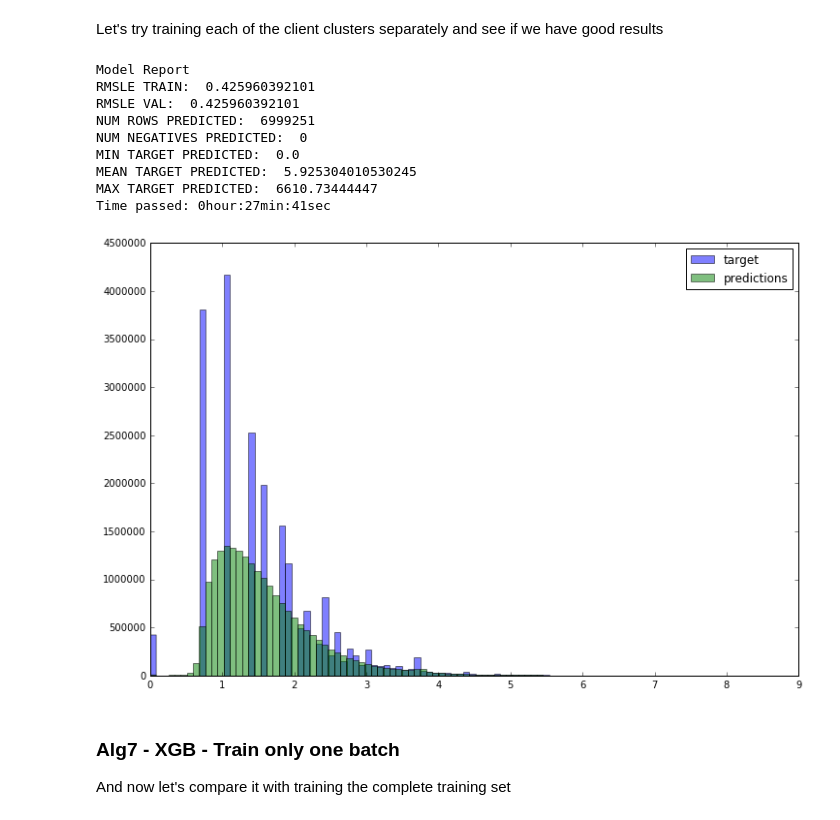
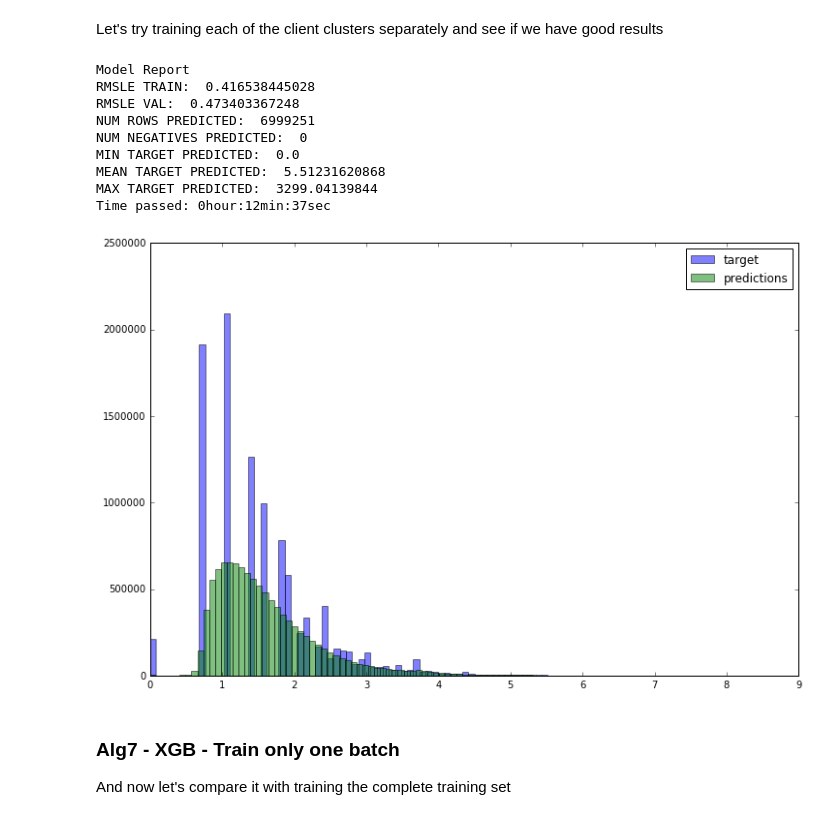
Before and after one commit to pablomarin/kaggle-bimbo, a Jupyter notebook: Step3-Modeling-XGboost.ipynb, the cells around one changed output. Saved outputs shown, nothing was run; the diff lists cells and outputs as text; code cells hidden in the pictures.

```diff
--- a/Step3-Modeling-XGboost.ipynb
+++ b/Step3-Modeling-XGboost.ipynb
@@ -37,9 +37,9 @@ def tac():
     print('Time passed: {}hour:{}min:{}sec'.format(t_hour,t_min,t_sec))
 # %%
 #Let's define variables that will define the behaviour of the whole script
-s3_path = 'http://bbts-kaggle.s3.amazonaws.com/bimbo/Pablo/'
-use_validation=False # splits train data into train + val sets
-val_week_threshold = 8 # (possible values 8 or 9)  - weeks 3,4,5,6,7 are train, and week 8.9 are val
+path = './input-data/'
+use_validation=True # splits train data into train + val sets
+val_week_threshold = 9 # (possible values 8 or 9)  - weeks 3,4,5,6,7 are train, and week 8.9 are val
 trimmed = True # removes weeks which doesn't have all the lags. If False, fills empty lags with 0
 lag = 5  # shifted mean_demand up to "lag" weeks
 if (val_week_threshold == 8): lag = 4
@@ -53,7 +53,7 @@ if (use_validation):
 if (trimmed): sufix += "_trimmed"
 
 print ('Downloading File: train_modified{}.csv  ...'.format(sufix))
-train = pd.read_csv("{}train_modified{}.csv".format(s3_path,sufix),
+train = pd.read_csv("{}train_modified{}.csv".format(path,sufix),
                     dtype = {'Canal_ID': 'int8',
                             'brand': 'int8',
                             'prodtype_cluster': 'int32',
@@ -69,7 +69,7 @@ train = pd.read_csv("{}train_modified{}.csv".format(s3_path,sufix),
 
 if (use_validation):
     print ('Downloading File: val_modified{}.csv  ...'.format(sufix))
-    val = pd.read_csv("{}val_modified{}.csv".format(s3_path,sufix),
+    val = pd.read_csv("{}val_modified{}.csv".format(path,sufix),
                     dtype = {'Canal_ID': 'int8',
                             'brand': 'int8',
                             'prodtype_cluster': 'int32',
@@ -84,7 +84,7 @@ if (use_validation):
                    )
 
 print ('Downloading File: test_modified{}.csv  ...'.format(sufix))
-test = pd.read_csv("{}test_modified{}.csv".format(s3_path,sufix),
+test = pd.read_csv("{}test_modified{}.csv".format(path,sufix),
                     dtype = {'id': 'uint32',
                             'Canal_ID': 'int8',
                             'brand': 'int8',
@@ -164,7 +165,7 @@ def clusters_fit (alg, dtrain, dval, dtest, predictors, target, IDcol):
     val_predictions = pd.DataFrame(index=[target,"predictions"])
     test_predictions = pd.DataFrame(index=[IDcol,target])
 
-    clusters_list = train.Cliente_ID_clust_ID.drop_duplicates().get_values()
+    clusters_list = train.Producto_ID_clust_ID.drop_duplicates().get_values()
     np.random.shuffle(clusters_list)
 
     lcluster = 0;
@@ -173,9 +174,9 @@ def clusters_fit (alg, dtrain, dval, dtest, predictors, target, IDcol):
 
         #we get the cluster train,val, test data
 
-        ctrain = dtrain.loc[dtrain["Cliente_ID_clust_ID"] == cluster]
-        cval   = dval.loc[dval["Cliente_ID_clust_ID"] == cluster]
-        ctest  = dtest.loc[dtest["Cliente_ID_clust_ID"] == cluster]
+        ctrain = dtrain.loc[dtrain["Producto_ID_clust_ID"] == cluster]
+        cval   = dval.loc[dval["Producto_ID_clust_ID"] == cluster]
+        ctest  = dtest.loc[dtest["Producto_ID_clust_ID"] == cluster]
 
         #sys.stdout.write('\rCluster: {:.0f}'.format(cluster))
 
@@ -243,36 +244,35 @@ if not (use_validation):
 # %% [markdown]
 Let's try training each of the client clusters separately and see if we have good results
 # %%
-predictors = ['Producto_ID_clust_ID', 'Lags_sum', 'Producto_ID', 'prodtype_cluster', 'Canal_ID', 'Qty_Ruta_SAK_Bin', 'brand',
-             'Ruta_SAK', 'ZipCode']
-for i in range(1,lag):
-    predictors.insert(0,'Log_Target_mean_lag{}'.format(i))
+predictors = [x for x in train.columns if x not in [target]+[IDcol]]
+predictors.remove('pairs_mean')
+predictors.remove('Log_Target_mean_lag1')
 
 
 model = xgb.XGBRegressor(n_estimators = 400, objective="reg:linear", learning_rate= 0.1, max_depth=5,
                          subsample=0.85,colsample_bytree=0.8, min_child_weight = 1, gamma = 0.1, scale_pos_weight = 1)
 
 tic()
 dt, dv, dte = clusters_fit(model, train, val, test, predictors, target, IDcol)
 report_submit(dt, dv, dte, 'alg6_{}.csv'.format(sufix))
 tac()
 
 #Plot Histogram of target and prediction distributions
 plt.hist(dv['log_target'], 100, alpha=0.5, label='target')
 plt.hist(dv['predictions'], 100, alpha=0.5, label='predictions')
 plt.legend(loc='upper right')
 plt.show()
 # %% [output]
 Model Report
-RMSLE TRAIN:  0.425960392101
-RMSLE VAL:  0.425960392101
+RMSLE TRAIN:  0.416538445028
+RMSLE VAL:  0.473403367248
 NUM ROWS PREDICTED:  6999251
 NUM NEGATIVES PREDICTED:  0
 MIN TARGET PREDICTED:  0.0
-MEAN TARGET PREDICTED:  5.925304010530245
-MAX TARGET PREDICTED:  6610.73444447
-Time passed: 0hour:27min:41sec
+MEAN TARGET PREDICTED:  5.51231620868
+MAX TARGET PREDICTED:  3299.04139844
+Time passed: 0hour:12min:37sec
-[figure, old version]
+[figure, new version]
 # %% [markdown]
 ### Alg7 - XGB - Train only one batch
 
```
Also changed, not shown: parts of 5 cells of this notebook, 5 other files.
